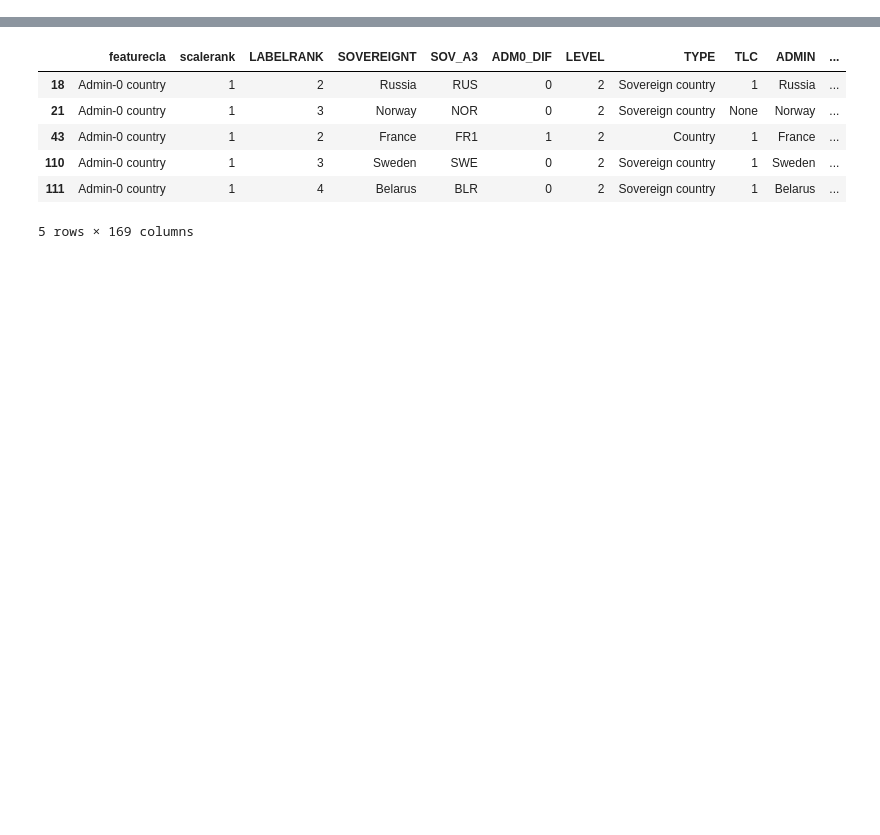
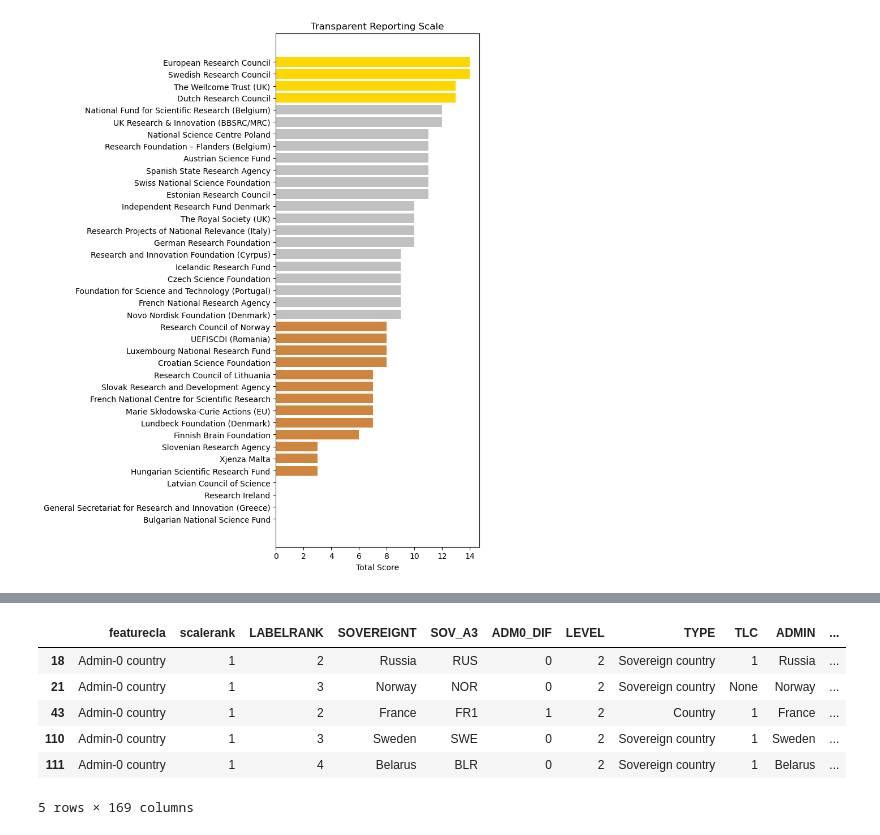
Before and after one commit to WomenInNeuroscience/funders_project, a Jupyter notebook: code/funder_analysis.ipynb, the cells around one changed output, grey strips where cells are left out. Saved outputs shown, nothing was run; the diff lists cells and outputs as text; code cells hidden in the pictures; blank space fills up the shorter version.

```diff
--- a/code/funder_analysis.ipynb
+++ b/code/funder_analysis.ipynb
@@ -108 +129,32 @@ merged_df.head()
+# %%
+# keep only the row with the highest total_score per funder
+best_df = df.sort_values("total_score", ascending=False).drop_duplicates("funder")
+# %%
+def tier_color(score):
+    if 1 <= score <= 8:
+        return "peru"
+    elif 9 <= score <= 12:
+        return "silver"
+    else:
+        return "gold"
+# %%
+best_df = best_df.sort_values("total_score").dropna(subset=["funder"])
+
+# assign colors
+best_df["color"] = best_df["total_score"].apply(tier_color)
+
+plt.figure(figsize=(8, 10))
+plt.barh(
+    best_df["funder"].astype(str),
+    best_df["total_score"],
+    color=best_df["color"]
+)
+
+plt.xlabel("Total Score")
+plt.title("Transparent Reporting Scale")
+plt.tight_layout()
+plt.savefig(figures_p / "scale_results.png",dpi=300)
+plt.show()
+# %% [output]
+[figure, added]
 # %%
```
Also changed, not shown: parts of 24 cells of this notebook, 10 other files.
